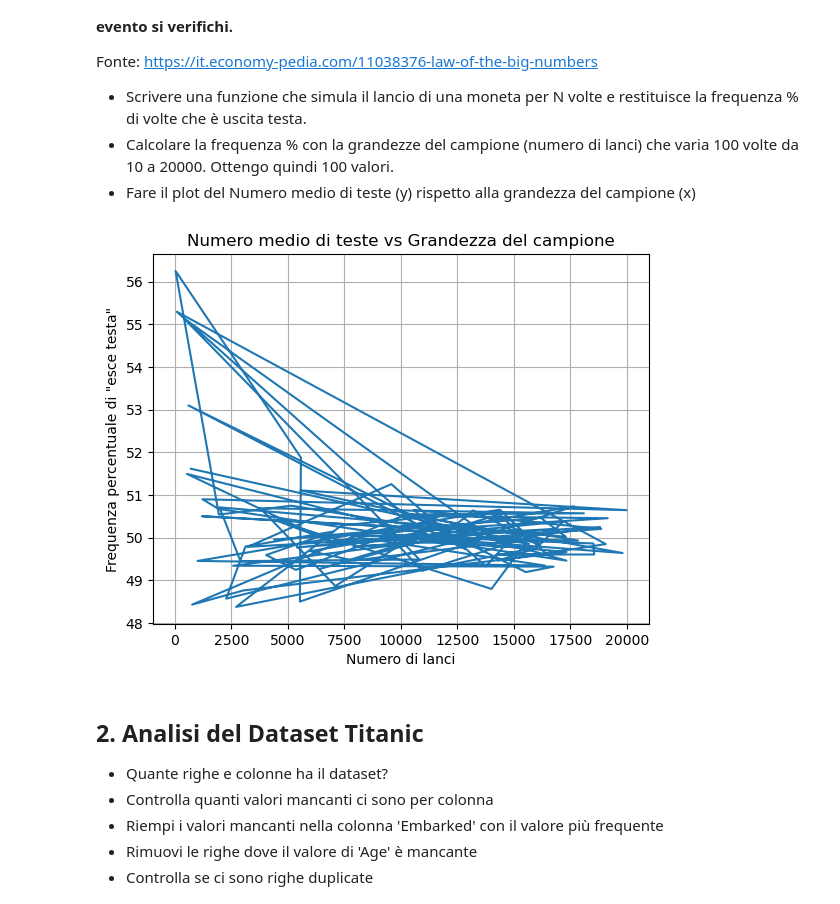
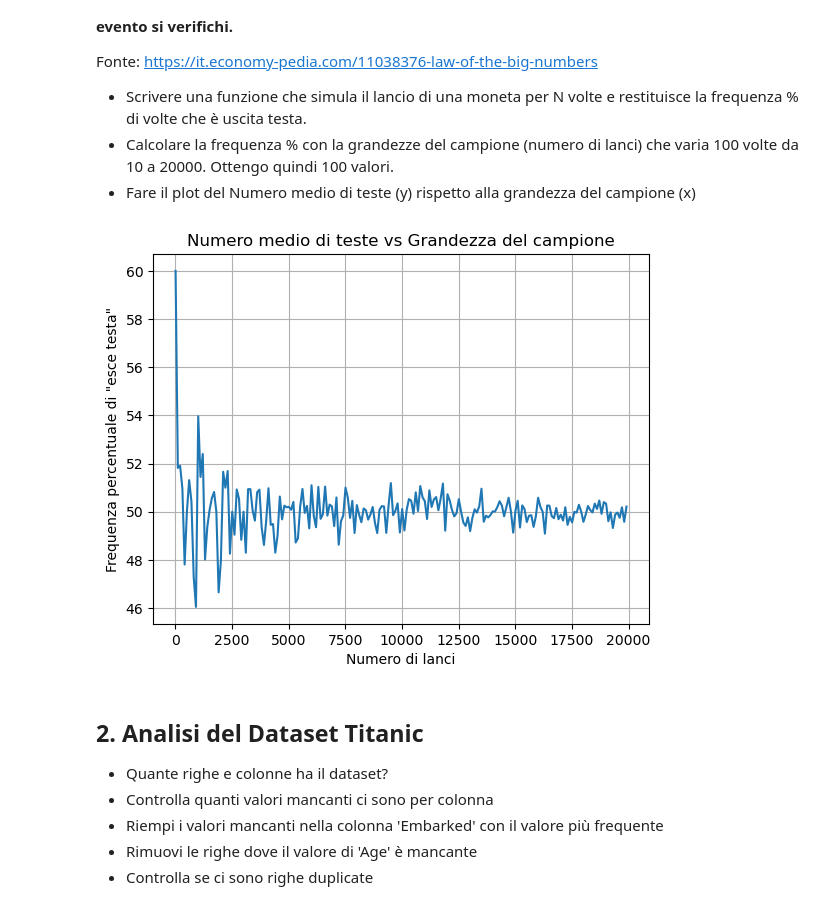
Before and after one commit to MatCosty/ProgrammingLab2, a Jupyter notebook: 4_Esercizi_lez4.ipynb, the cells around one changed output. Saved outputs shown, nothing was run; the diff lists cells and outputs as text; code cells hidden in the pictures.

```diff
--- a/4_Esercizi_lez4.ipynb
+++ b/4_Esercizi_lez4.ipynb
@@ -11,35 +11,36 @@ Fonte: https://it.economy-pedia.com/11038376-law-of-the-big-numbers
 - Calcolare la frequenza % con la grandezze del campione (numero di lanci) che varia 100 volte da 10 a 20000. Ottengo quindi 100 valori.
 - Fare il plot del Numero medio di teste (y) rispetto alla grandezza del campione (x)
 # %%
+from typing import Sequence
 import numpy as np
 import matplotlib.pyplot as plt
 import scipy.stats as st
 import pandas as pd
 import seaborn as sns
 
 def freq_heads(n):
     #restituisce la frequenza percentuale di volte in cui e' uscita testa
-    lanci = [np.random.randint(0, 1+1) for i in range(n)]
+    lanci = [np.random.randint(0, 2) for i in range(n)]
     tot_testa = sum(lanci)
-    return (tot_testa / n) * 100
+    return ((tot_testa / n) * 100)
 
-totali = np.random.randint(low=10, high=20000, size=100)
+totali = range(10, 20000, 100)
 
-lanci = [freq_heads(totali[i]) for i in range(100)]
+lanci = [freq_heads(i) for i in range(10, 20000, 100)]
 
 df = pd.DataFrame({
     'freq_teste': lanci,
     'num_lanci': totali
 })
 
 plt.plot(df.num_lanci, df.freq_teste)
 plt.xlabel('Numero di lanci')
 plt.ylabel('Frequenza percentuale di "esce testa"')
 plt.title('Numero medio di teste vs Grandezza del campione')
 plt.grid(True)
 plt.show()
 # %% [output]
-[figure, old version]
+[figure, new version]
 # %% [markdown]
 ## 2. Analisi del Dataset Titanic
 - Quante righe e colonne ha il dataset?
```
Also changed, not shown: parts of 1 cell of this notebook, 2 other files.
